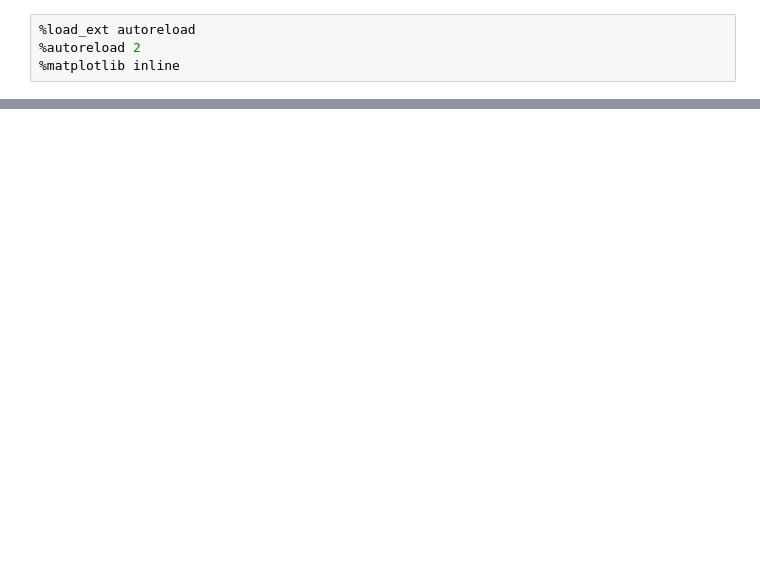
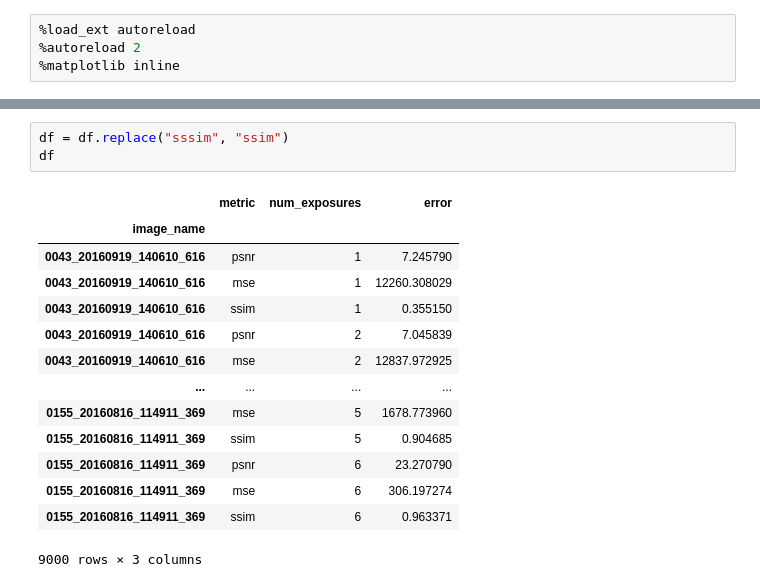
Before and after one commit to smsegal/DHDRNet, a Jupyter notebook: dhdrnet/notebooks/Expected Captures.ipynb, the cells around one changed output, grey strips where cells are left out. Cells and saved outputs as stored; diff of their text form; blank space fills up the shorter version.

```diff
--- a/dhdrnet/notebooks/Expected Captures.ipynb
+++ b/dhdrnet/notebooks/Expected Captures.ipynb
@@ -26 +29,19 @@ df
+# %%
+df = df.replace("sssim", "ssim")
+df
+# %% [output]
+|  | metric | num_exposures | error |
+| image_name |  |  |  |
+| 0043_20160919_140610_616 | psnr | 1 | 7.245790 |
+| 0043_20160919_140610_616 | mse | 1 | 12260.308029 |
+| 0043_20160919_140610_616 | ssim | 1 | 0.355150 |
+| 0043_20160919_140610_616 | psnr | 2 | 7.045839 |
+| 0043_20160919_140610_616 | mse | 2 | 12837.972925 |
+| ... | ... | ... | ... |
+| 0155_20160816_114911_369 | mse | 5 | 1678.773960 |
+| 0155_20160816_114911_369 | ssim | 5 | 0.904685 |
+| 0155_20160816_114911_369 | psnr | 6 | 23.270790 |
+| 0155_20160816_114911_369 | mse | 6 | 306.197274 |
+| 0155_20160816_114911_369 | ssim | 6 | 0.963371 |
+9000 rows × 3 columns
 # %%
```
Also changed, not shown: parts of 7 cells of this notebook, 12 other files.
